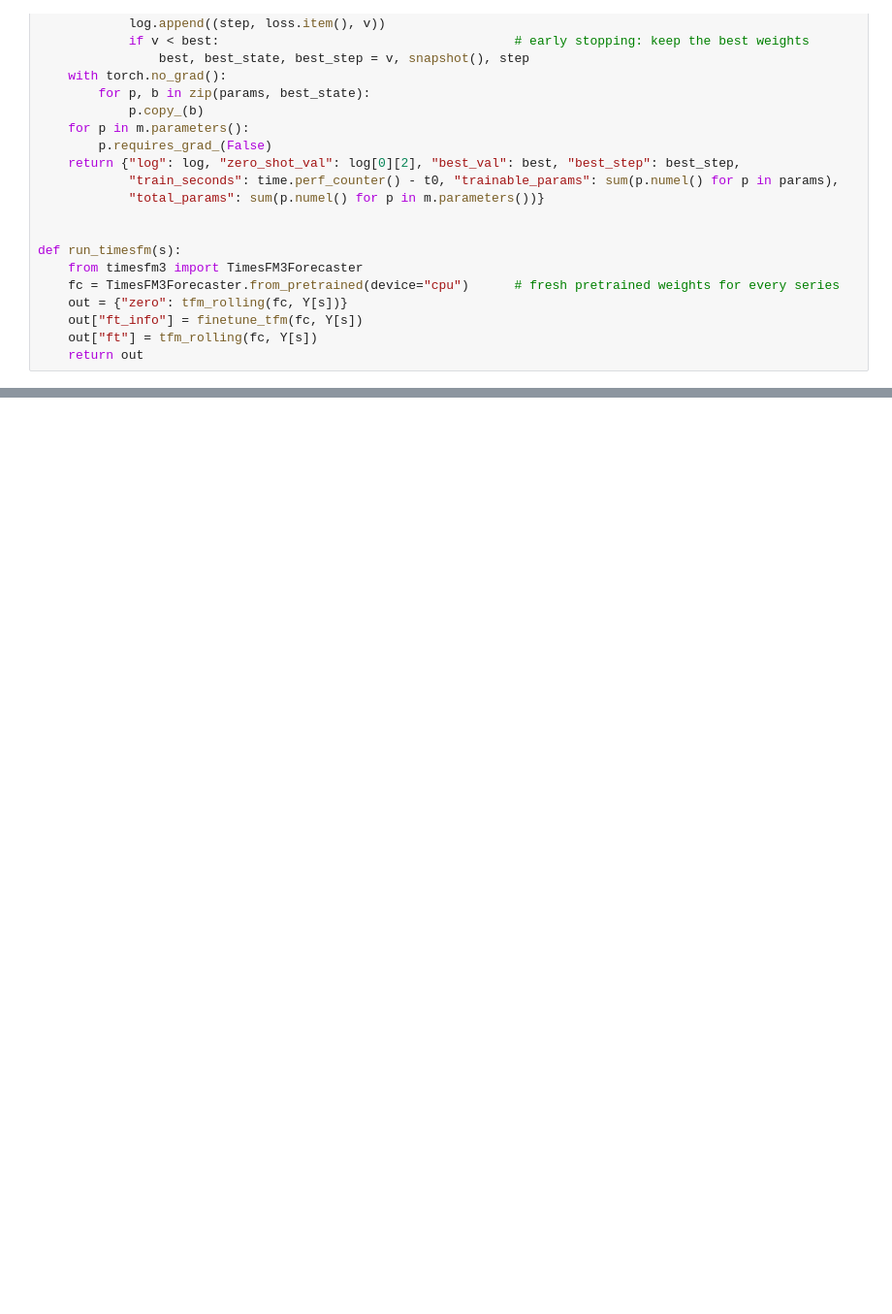
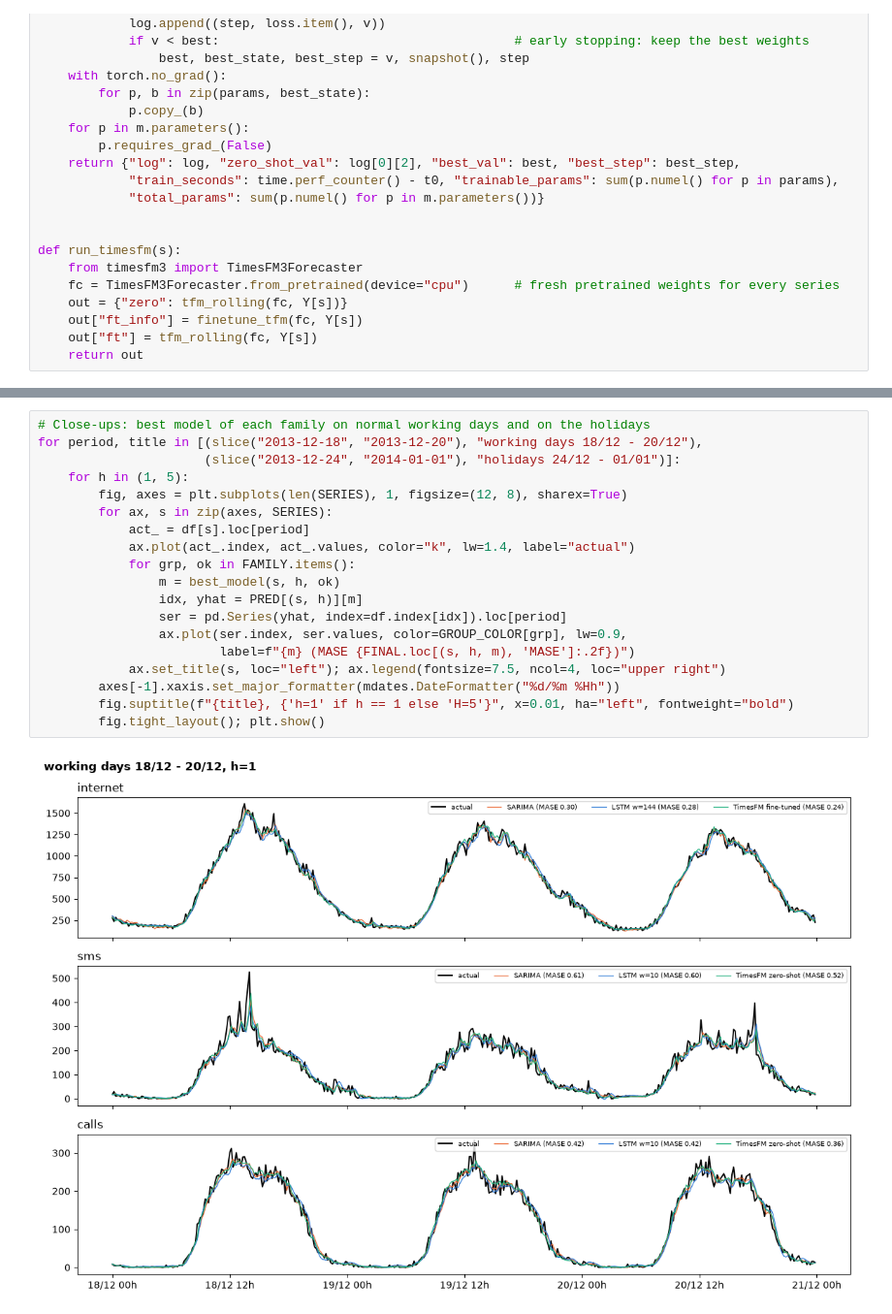
Before and after one commit to VasilisMylonas/5g-project, a Jupyter notebook: notebook.ipynb, the cells around one changed output, grey strips where cells are left out. Shown at 97% size. Drawn from its saved outputs; the diff is of its cells as text; blank space fills up the shorter version.

```diff
--- a/notebook.ipynb
+++ b/notebook.ipynb
@@ -2944,0 +1897,21 @@ TIMING.style.format({"parameters": "{:,.0f}", "training (s)": "{:.2f}", "single
+# %%
+# Close-ups: best model of each family on normal working days and on the holidays
+for period, title in [(slice("2013-12-18", "2013-12-20"), "working days 18/12 - 20/12"),
+                      (slice("2013-12-24", "2014-01-01"), "holidays 24/12 - 01/01")]:
+    for h in (1, 5):
+        fig, axes = plt.subplots(len(SERIES), 1, figsize=(12, 8), sharex=True)
+        for ax, s in zip(axes, SERIES):
+            act_ = df[s].loc[period]
+            ax.plot(act_.index, act_.values, color="k", lw=1.4, label="actual")
+            for grp, ok in FAMILY.items():
+                m = best_model(s, h, ok)
+                idx, yhat = PRED[(s, h)][m]
+                ser = pd.Series(yhat, index=df.index[idx]).loc[period]
+                ax.plot(ser.index, ser.values, color=GROUP_COLOR[grp], lw=0.9,
+                        label=f"{m} (MASE {FINAL.loc[(s, h, m), 'MASE']:.2f})")
+            ax.set_title(s, loc="left"); ax.legend(fontsize=7.5, ncol=4, loc="upper right")
+        axes[-1].xaxis.set_major_formatter(mdates.DateFormatter("%d/%m %Hh"))
+        fig.suptitle(f"{title}, {'h=1' if h == 1 else 'H=5'}", x=0.01, ha="left", fontweight="bold")
+        fig.tight_layout(); plt.show()
+# %% [output]
+[figure, added]
```
Also changed, not shown: parts of 142 cells of this notebook, 3 other files.
